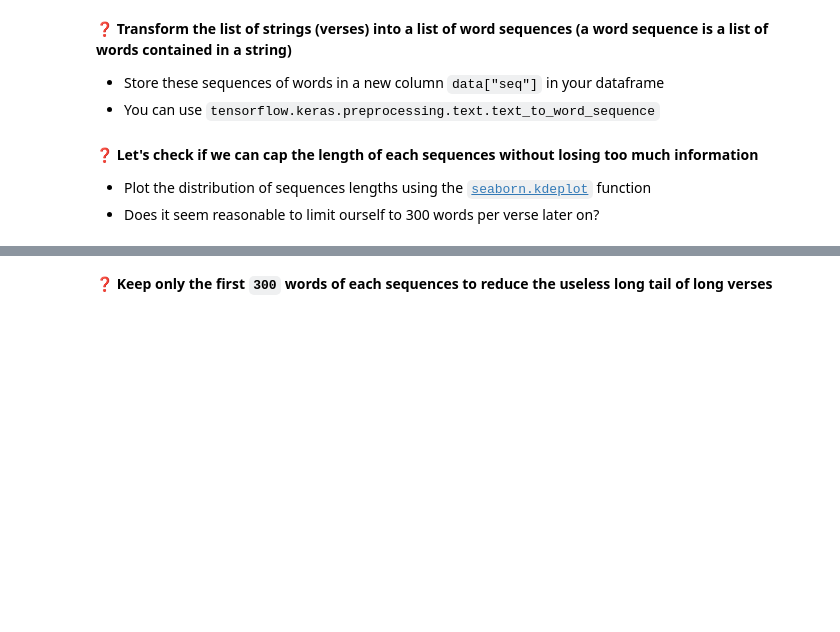
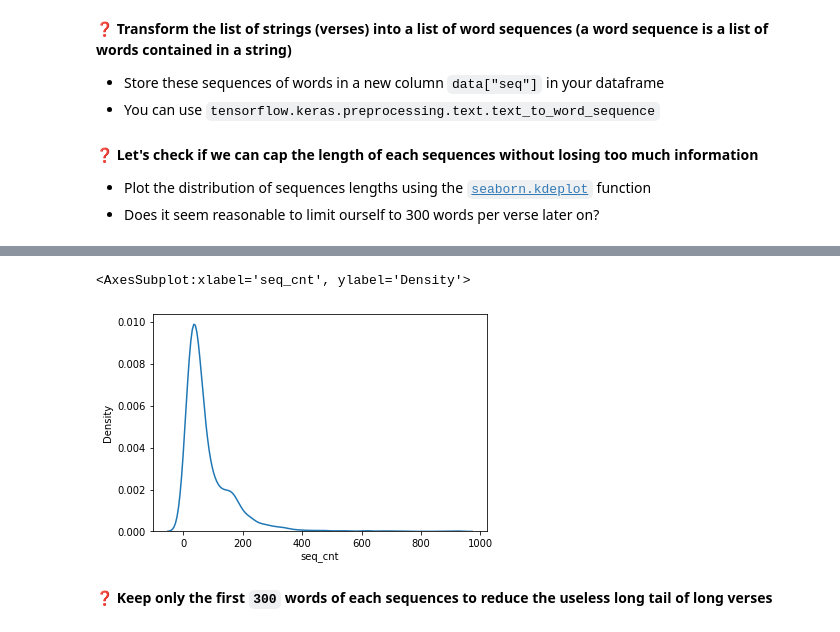
Before and after one commit to ThomasSouchet/data-certification-exam, a Jupyter notebook: recurrent_neural_network/lyrics_detector.ipynb, the cells around one changed output, grey strips where cells are left out. Drawn from its saved outputs; the diff is of its cells as text; code cells hidden in the pictures; blank space fills up the shorter version.

Commit message:
RNN - Data Preprocessing

```diff
--- a/recurrent_neural_network/lyrics_detector.ipynb
+++ b/recurrent_neural_network/lyrics_detector.ipynb
@@ -68,0 +54,4 @@ Name: verse, Length: 3029, dtype: int64
+# %%
+print(len(data))
+data = data.drop_duplicates() # Remove duplicates
+print(len(data))
@@ -138,3 +147,7 @@ We now need to think about embedding our sentences into numbers. We will be usin
+# %%
+from tensorflow.keras.preprocessing.text import text_to_word_sequence
+
+data['seq'] = data['verse'].apply(text_to_word_sequence)
 # %% [markdown]
 ❓ **Let's check if we can cap the length of each sequences without losing too much information**
 - Plot the distribution of sequences lengths using the [`seaborn.kdeplot`](https://seaborn.pydata.org/generated/seaborn.displot.html#seaborn-displot) function
@@ -143,0 +155,6 @@ We now need to think about embedding our sentences into numbers. We will be usin
+# %%
+data['seq_cnt'] = data['seq'].apply(lambda x: len(x))
+
+print(data['seq_cnt'].max())
+
+data.head()
@@ -143,0 +169,5 @@ We now need to think about embedding our sentences into numbers. We will be usin
+# %%
+sns.kdeplot(data=data, x="seq_cnt")
+# %% [output]
+<AxesSubplot:xlabel='seq_cnt', ylabel='Density'>
+[figure, added]
```
Also changed, not shown: parts of 22 cells of this notebook, 1 other file.
